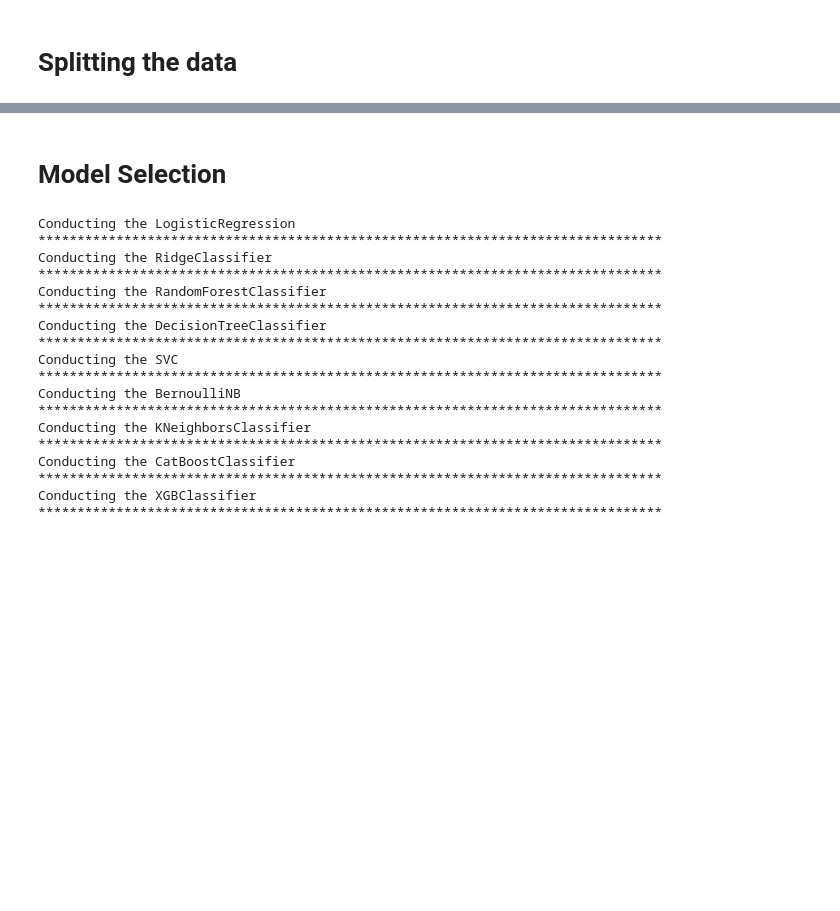
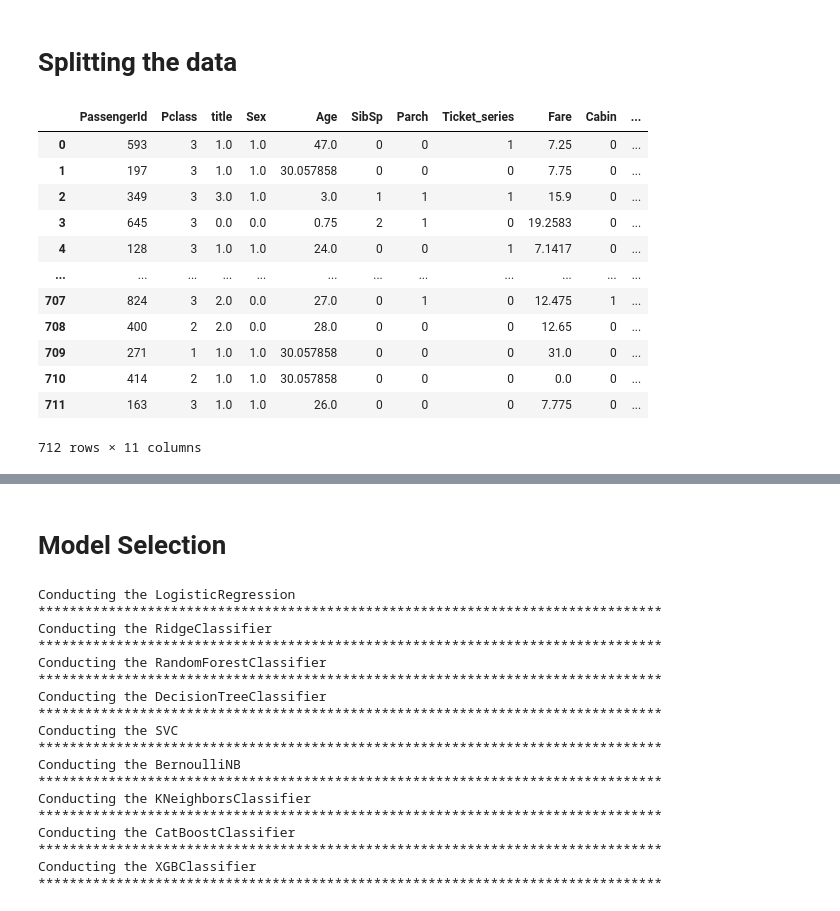
Before and after one commit to publichamlet/Titanic_model_try, a Jupyter notebook: notebook/titanic_pred.ipynb, the cells around one changed output, grey strips where cells are left out. Saved outputs shown, nothing was run; the diff lists cells and outputs as text; code cells hidden in the pictures; blank space fills up the shorter version.

```diff
--- a/notebook/titanic_pred.ipynb
+++ b/notebook/titanic_pred.ipynb
@@ -453,0 +661,12 @@ X_train, X_test, y_train, y_test = train_test_split(X, y, test_size=0.3, stratif
+# %%
+# Read the Titanic dataset from the CSV file
+titanic_data = pd.read_csv('../data/train.csv')
+
+# Perform data cleaning on the Titanic dataset to prepare features (X) and target variable (y)
+# Assuming the function `data_cleaning()` performs preprocessing steps such as handling missing values,
+# encoding categorical variables, feature engineering, etc.
+# Drop the 'Survived' column to create the feature matrix X
+X = titanic_data.drop(columns=['Survived'])
+
+# Extract the target variable 'Survived' to create the target vector y
+y = titanic_data.loc[:, 'Survived']
@@ -453,0 +682,16 @@ X_train, X_test, y_train, y_test = train_test_split(X, y, test_size=0.3, stratif
+# %%
+train_clean(X_train)#.loc[train_clean(X_train)['PassengerId'] == 14]
+# %% [output]
+|  | PassengerId | Pclass | title | Sex | Age | SibSp | Parch | Ticket_series | Fare | Cabin | ... |
+| 0 | 593 | 3 | 1.0 | 1.0 | 47.0 | 0 | 0 | 1 | 7.25 | 0 | ... |
+| 1 | 197 | 3 | 1.0 | 1.0 | 30.057858 | 0 | 0 | 0 | 7.75 | 0 | ... |
+| 2 | 349 | 3 | 3.0 | 1.0 | 3.0 | 1 | 1 | 1 | 15.9 | 0 | ... |
+| 3 | 645 | 3 | 0.0 | 0.0 | 0.75 | 2 | 1 | 0 | 19.2583 | 0 | ... |
+| 4 | 128 | 3 | 1.0 | 1.0 | 24.0 | 0 | 0 | 1 | 7.1417 | 0 | ... |
+| ... | ... | ... | ... | ... | ... | ... | ... | ... | ... | ... | ... |
+| 707 | 824 | 3 | 2.0 | 0.0 | 27.0 | 0 | 1 | 0 | 12.475 | 1 | ... |
+| 708 | 400 | 2 | 2.0 | 0.0 | 28.0 | 0 | 0 | 0 | 12.65 | 0 | ... |
+| 709 | 271 | 1 | 1.0 | 1.0 | 30.057858 | 0 | 0 | 0 | 31.0 | 0 | ... |
+| 710 | 414 | 2 | 1.0 | 1.0 | 30.057858 | 0 | 0 | 0 | 0.0 | 0 | ... |
+| 711 | 163 | 3 | 1.0 | 1.0 | 26.0 | 0 | 0 | 0 | 7.775 | 0 | ... |
+712 rows × 11 columns
```
Also changed, not shown: parts of 66 cells of this notebook, 5 other files.
